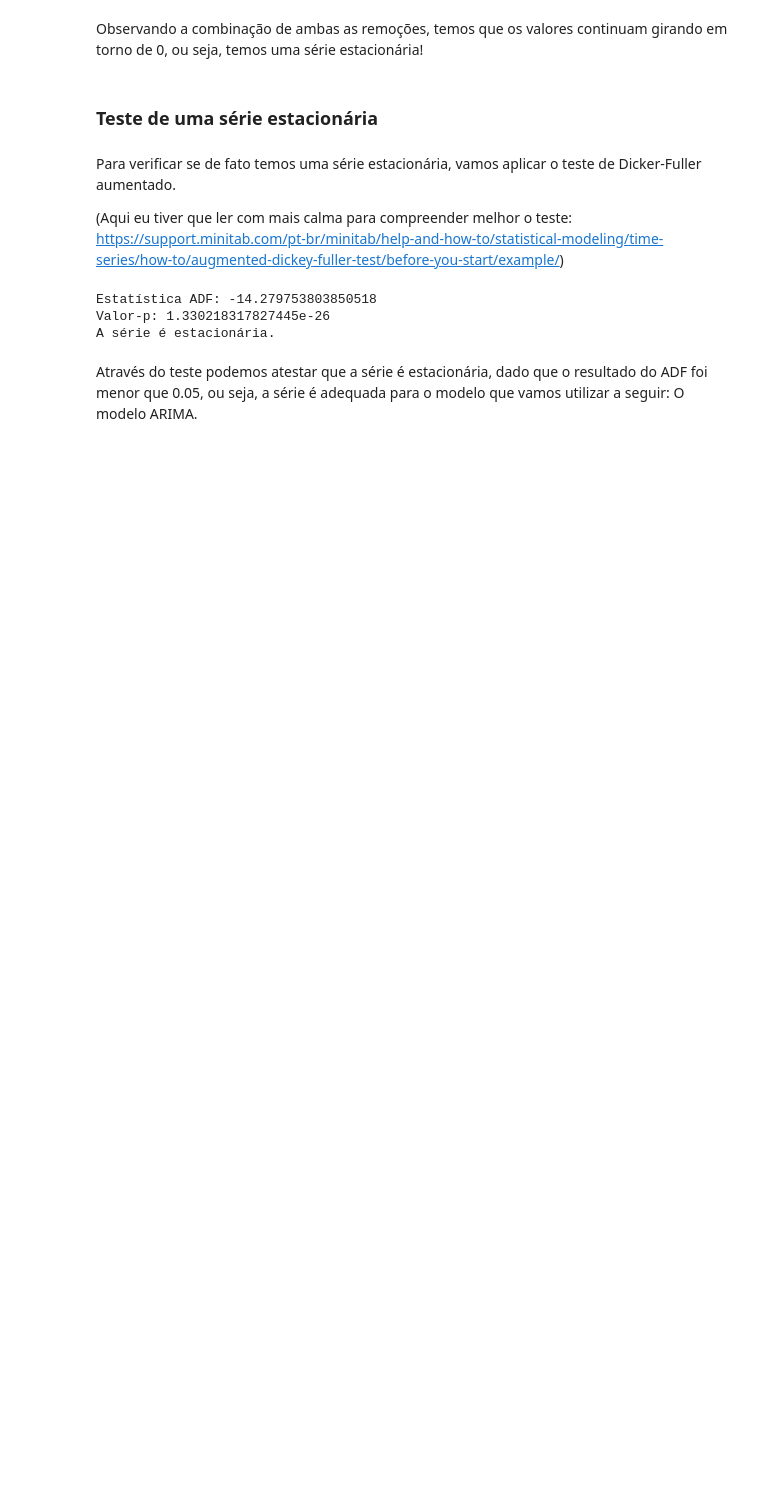
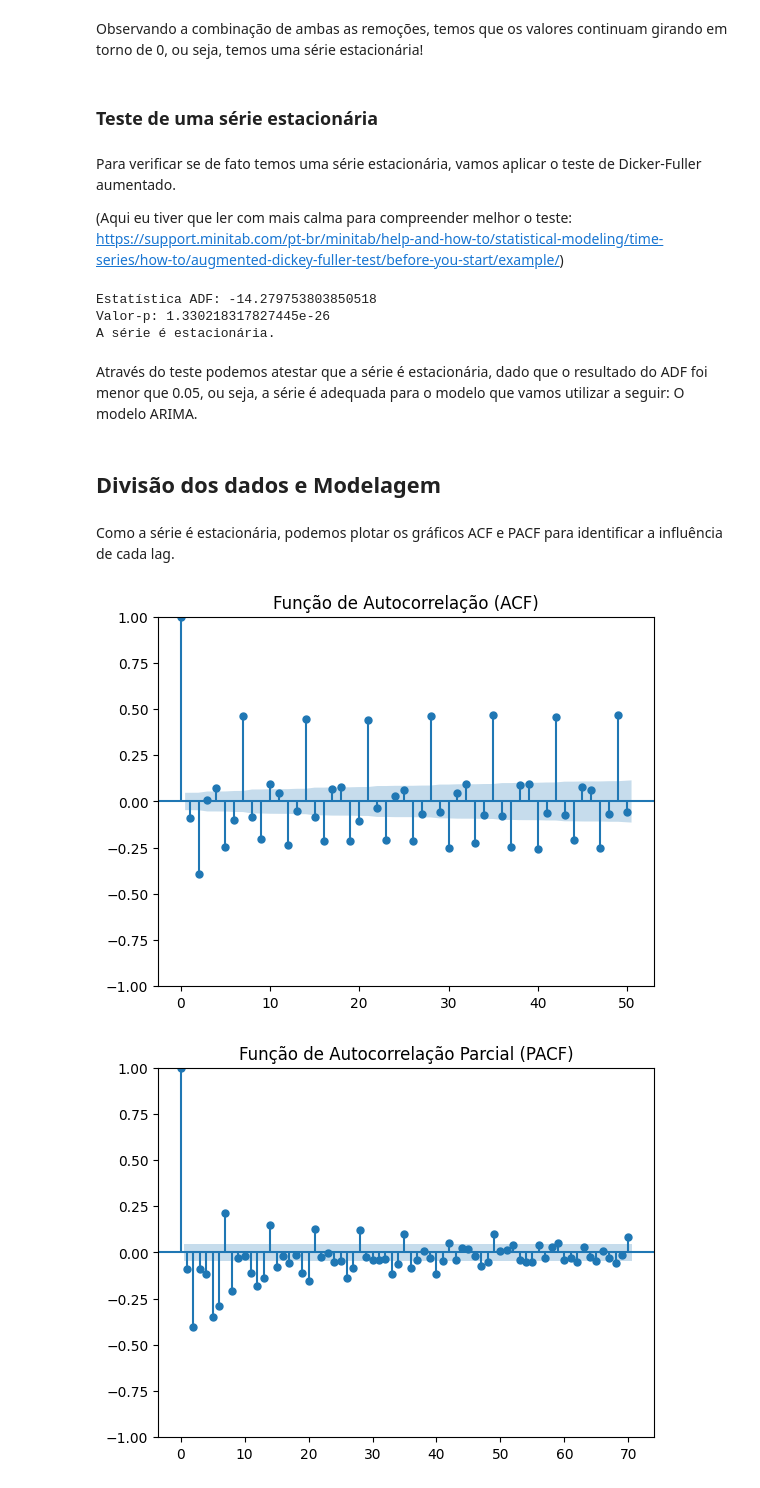
Before and after one commit to GodKelvin/pos-ia-dados-ufes, a Jupyter notebook: Regressão e Séries Temporais/Trab_Serie_Temporal.ipynb, the cells around one changed output. Cells and saved outputs as stored; diff of their text form; code cells hidden in the pictures; blank space fills up the shorter version.

Commit message:
wip: trab serie

```diff
--- a/Regressão e Séries Temporais/Trab_Serie_Temporal.ipynb
+++ b/Regressão e Séries Temporais/Trab_Serie_Temporal.ipynb
@@ -187,3 +197,5 @@ Valor-p: 1.330218317827445e-26
 A série é estacionária.
 # %% [markdown]
 Através do teste podemos atestar que a série é estacionária, dado que o resultado do ADF foi menor que 0.05, ou seja, a série é adequada para o modelo que vamos utilizar a seguir: O modelo ARIMA.
+# %% [markdown]
+## Divisão dos dados e Modelagem
@@ -189,0 +207,18 @@ Através do teste podemos atestar que a série é estacionária, dado que o resu
+# %% [markdown]
+Como a série é estacionária, podemos plotar os gráficos ACF e PACF para identificar a influência de cada lag.
+# %%
+from statsmodels.graphics.tsaplots import plot_acf, plot_pacf
+import matplotlib.pyplot as plt
+
+# Plotar o gráfico ACF (Autocorrelation Function)
+plot_acf(serie_diff_combined, lags=50)
+plt.title('Função de Autocorrelação (ACF)')
+plt.show()
+
+# Plotar o gráfico PACF (Partial Autocorrelation Function)
+plot_pacf(serie_diff_combined, lags=70)
+plt.title('Função de Autocorrelação Parcial (PACF)')
+plt.show()
+# %% [output]
+[figure, added]
+[figure, added]
```
Also changed, not shown: parts of 13 cells of this notebook.
